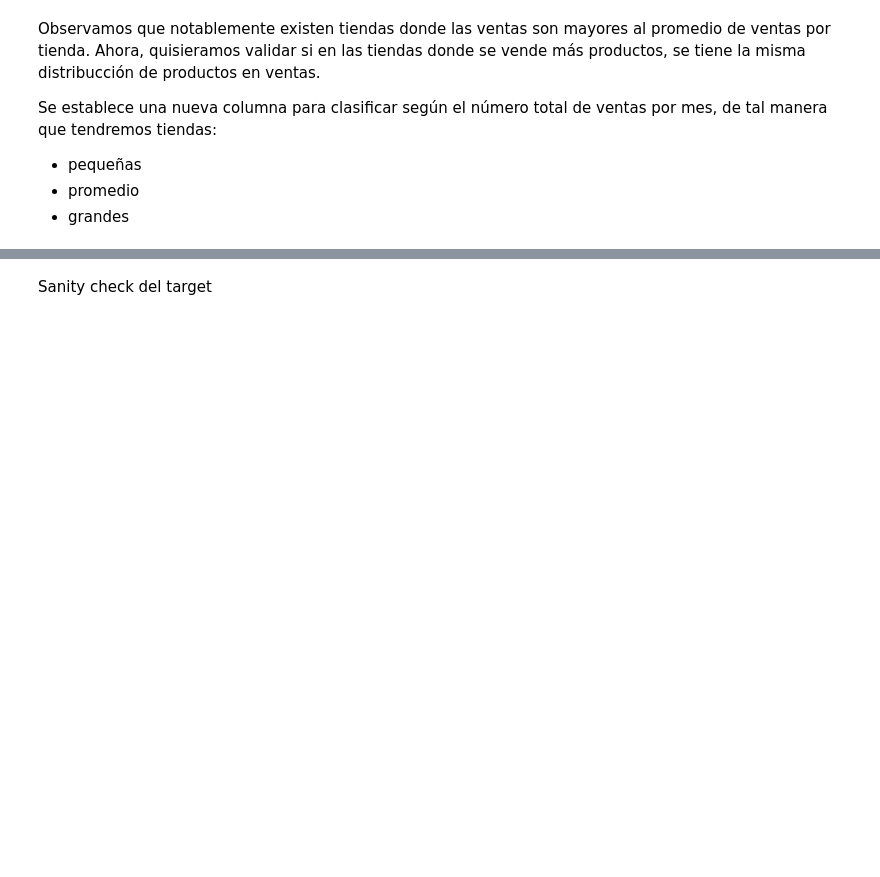
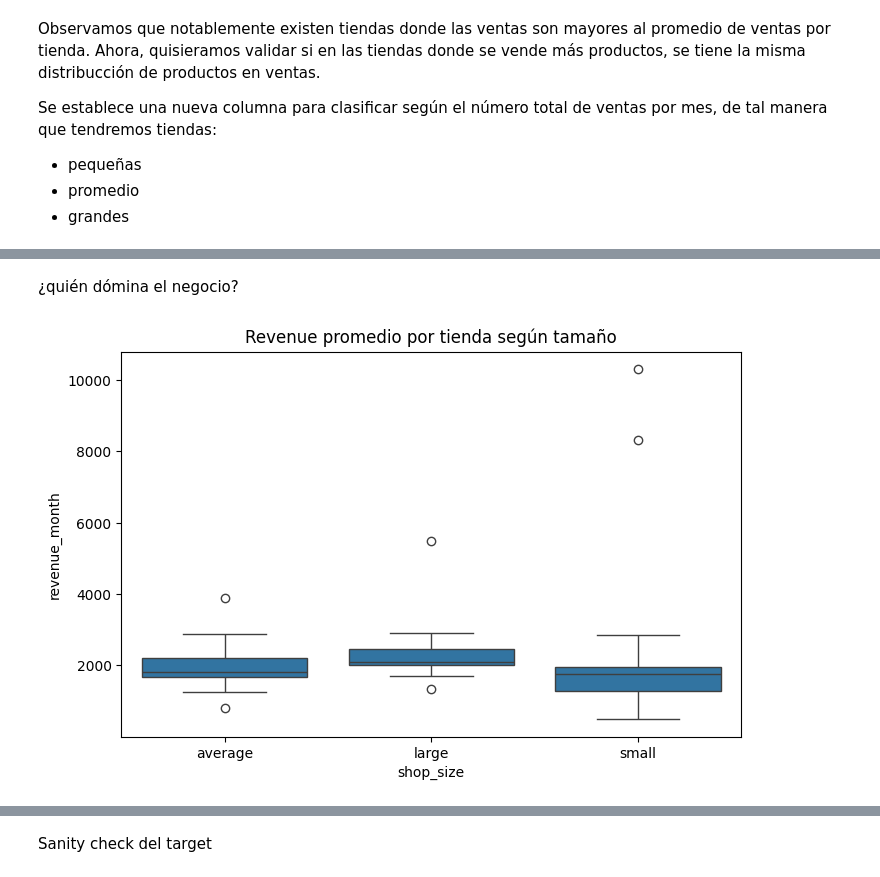
Before and after one commit to Andrea-Monserrat/Prediccion_de-_demanda_en_retail, a Jupyter notebook: notebooks/01_EDA.ipynb, the cells around one changed output, grey strips where cells are left out. Drawn from its saved outputs; the diff is of its cells as text; code cells hidden in the pictures; blank space fills up the shorter version.

```diff
--- a/notebooks/01_EDA.ipynb
+++ b/notebooks/01_EDA.ipynb
@@ -309,0 +316,15 @@ monthly
+# %% [markdown]
+¿quién dómina el negocio?
+# %%
+df_item = (
+    monthly.groupby(['shop_size', 'shop_id'])['revenue_month']
+      .mean()
+      .reset_index()
+)
+
+plt.figure(figsize=(8,5))
+sns.boxplot(data=df_item, x='shop_size', y='revenue_month')
+plt.title('Revenue promedio por tienda según tamaño')
+plt.show()
+# %% [output]
+[figure, added]
```
Also changed, not shown: parts of 13 cells of this notebook.
